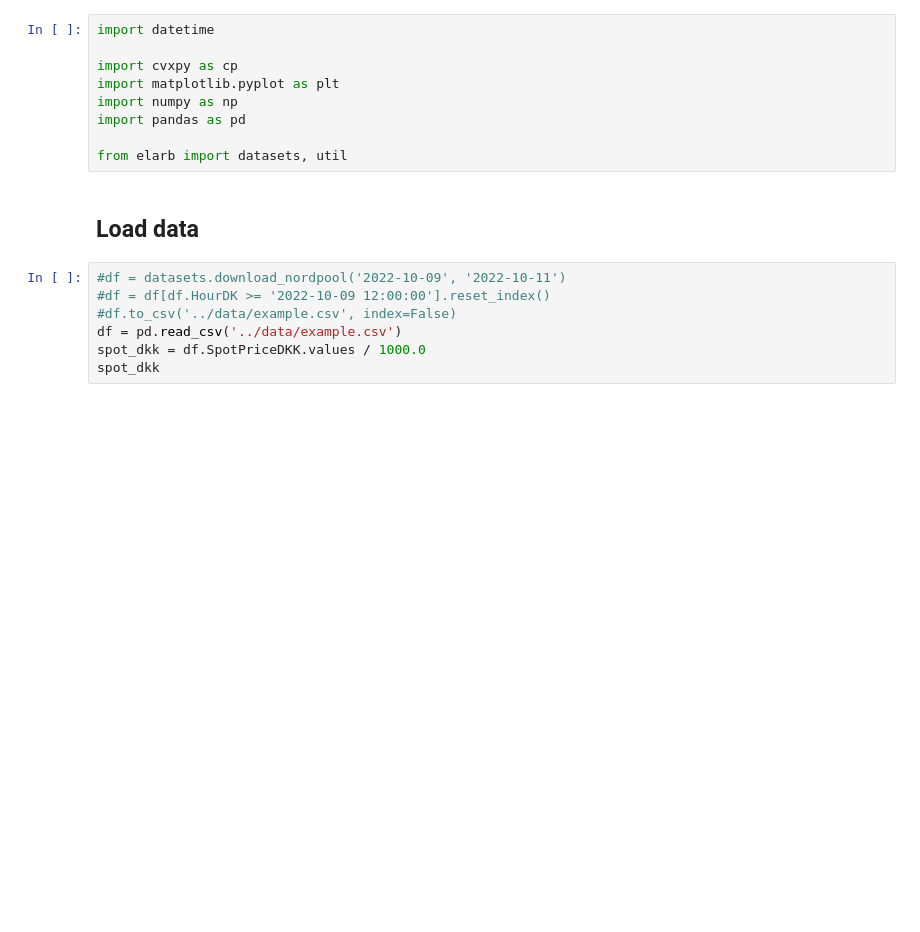
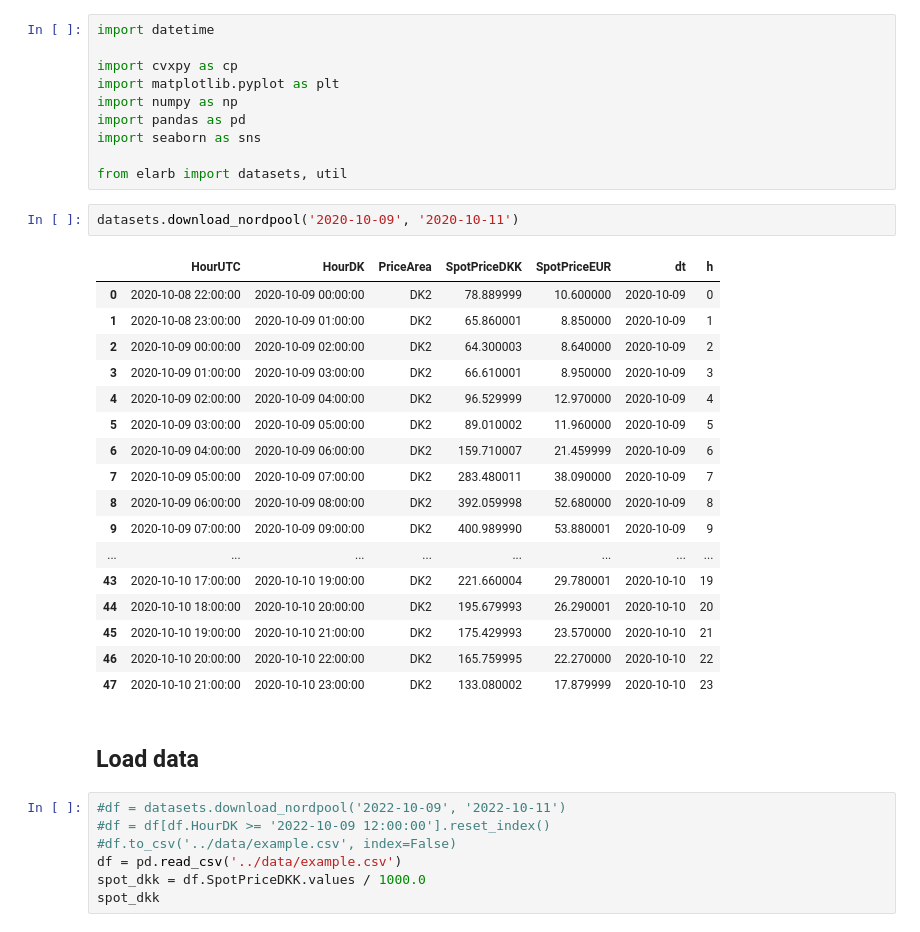
Before and after one commit to skipperkongen/elarb, a Jupyter notebook: notebooks/cvxpy.ipynb, the cells around one changed output. Drawn from its saved outputs; the diff is of its cells as text; blank space fills up the shorter version.

```diff
--- a/notebooks/cvxpy.ipynb
+++ b/notebooks/cvxpy.ipynb
@@ -5,8 +5,29 @@ import cvxpy as cp
 import matplotlib.pyplot as plt
 import numpy as np
 import pandas as pd
+import seaborn as sns
 
 from elarb import datasets, util
+# %%
+datasets.download_nordpool('2020-10-09', '2020-10-11')
+# %% [output]
+|  | HourUTC | HourDK | PriceArea | SpotPriceDKK | SpotPriceEUR | dt | h |
+| 0 | 2020-10-08 22:00:00 | 2020-10-09 00:00:00 | DK2 | 78.889999 | 10.600000 | 2020-10-09 | 0 |
+| 1 | 2020-10-08 23:00:00 | 2020-10-09 01:00:00 | DK2 | 65.860001 | 8.850000 | 2020-10-09 | 1 |
+| 2 | 2020-10-09 00:00:00 | 2020-10-09 02:00:00 | DK2 | 64.300003 | 8.640000 | 2020-10-09 | 2 |
+| 3 | 2020-10-09 01:00:00 | 2020-10-09 03:00:00 | DK2 | 66.610001 | 8.950000 | 2020-10-09 | 3 |
+| 4 | 2020-10-09 02:00:00 | 2020-10-09 04:00:00 | DK2 | 96.529999 | 12.970000 | 2020-10-09 | 4 |
+| 5 | 2020-10-09 03:00:00 | 2020-10-09 05:00:00 | DK2 | 89.010002 | 11.960000 | 2020-10-09 | 5 |
+| 6 | 2020-10-09 04:00:00 | 2020-10-09 06:00:00 | DK2 | 159.710007 | 21.459999 | 2020-10-09 | 6 |
+| 7 | 2020-10-09 05:00:00 | 2020-10-09 07:00:00 | DK2 | 283.480011 | 38.090000 | 2020-10-09 | 7 |
+| 8 | 2020-10-09 06:00:00 | 2020-10-09 08:00:00 | DK2 | 392.059998 | 52.680000 | 2020-10-09 | 8 |
+| 9 | 2020-10-09 07:00:00 | 2020-10-09 09:00:00 | DK2 | 400.989990 | 53.880001 | 2020-10-09 | 9 |
+| ... | ... | ... | ... | ... | ... | ... | ... |
+| 43 | 2020-10-10 17:00:00 | 2020-10-10 19:00:00 | DK2 | 221.660004 | 29.780001 | 2020-10-10 | 19 |
+| 44 | 2020-10-10 18:00:00 | 2020-10-10 20:00:00 | DK2 | 195.679993 | 26.290001 | 2020-10-10 | 20 |
+| 45 | 2020-10-10 19:00:00 | 2020-10-10 21:00:00 | DK2 | 175.429993 | 23.570000 | 2020-10-10 | 21 |
+| 46 | 2020-10-10 20:00:00 | 2020-10-10 22:00:00 | DK2 | 165.759995 | 22.270000 | 2020-10-10 | 22 |
+| 47 | 2020-10-10 21:00:00 | 2020-10-10 23:00:00 | DK2 | 133.080002 | 17.879999 | 2020-10-10 | 23 |
 # %% [markdown]
 ## Load data
 # %%
```
Also changed, not shown: parts of 5 cells of this notebook.
